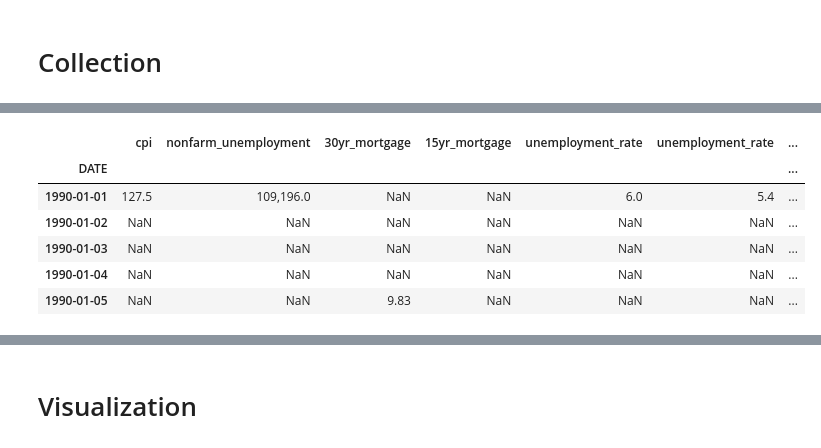
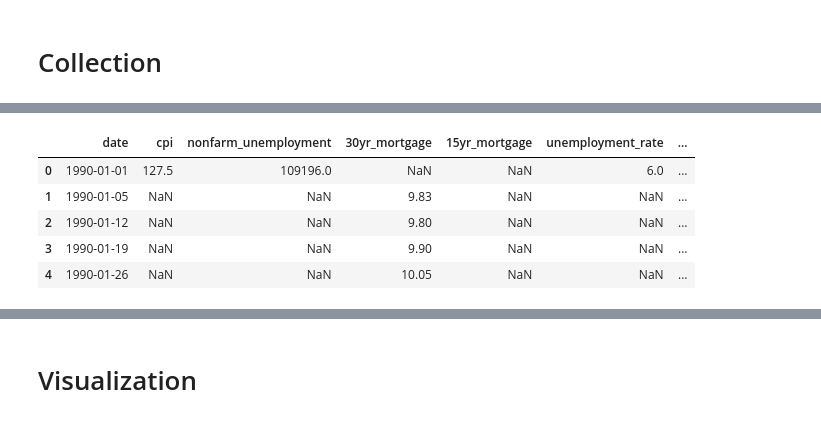
Before and after one commit to pval108/economic-review, a Jupyter notebook: economics.ipynb, the cells around one changed output, grey strips where cells are left out. Drawn from its saved outputs; the diff is of its cells as text; code cells hidden in the pictures.

```diff
--- a/economics.ipynb
+++ b/economics.ipynb
@@ -69,10 +145,11 @@ df.shape
+# %%
+df_clean = df_clean.reset_index(names='date')
 # %%
-df.head()
+df_clean.head()
 # %% [output]
-|  | cpi | nonfarm_unemployment | 30yr_mortgage | 15yr_mortgage | unemployment_rate | unemployment_rate | ... |
-| DATE |  |  |  |  |  |  | ... |
-| 1990-01-01 | 127.5 | 109,196.0 | NaN | NaN | 6.0 | 5.4 | ... |
-| 1990-01-02 | NaN | NaN | NaN | NaN | NaN | NaN | ... |
-| 1990-01-03 | NaN | NaN | NaN | NaN | NaN | NaN | ... |
-| 1990-01-04 | NaN | NaN | NaN | NaN | NaN | NaN | ... |
-| 1990-01-05 | NaN | NaN | 9.83 | NaN | NaN | NaN | ... |
+|  | date | cpi | nonfarm_unemployment | 30yr_mortgage | 15yr_mortgage | unemployment_rate | ... |
+| 0 | 1990-01-01 | 127.5 | 109196.0 | NaN | NaN | 6.0 | ... |
+| 1 | 1990-01-05 | NaN | NaN | 9.83 | NaN | NaN | ... |
+| 2 | 1990-01-12 | NaN | NaN | 9.80 | NaN | NaN | ... |
+| 3 | 1990-01-19 | NaN | NaN | 9.90 | NaN | NaN | ... |
+| 4 | 1990-01-26 | NaN | NaN | 10.05 | NaN | NaN | ... |
```
Also changed, not shown: parts of 37 cells of this notebook.
